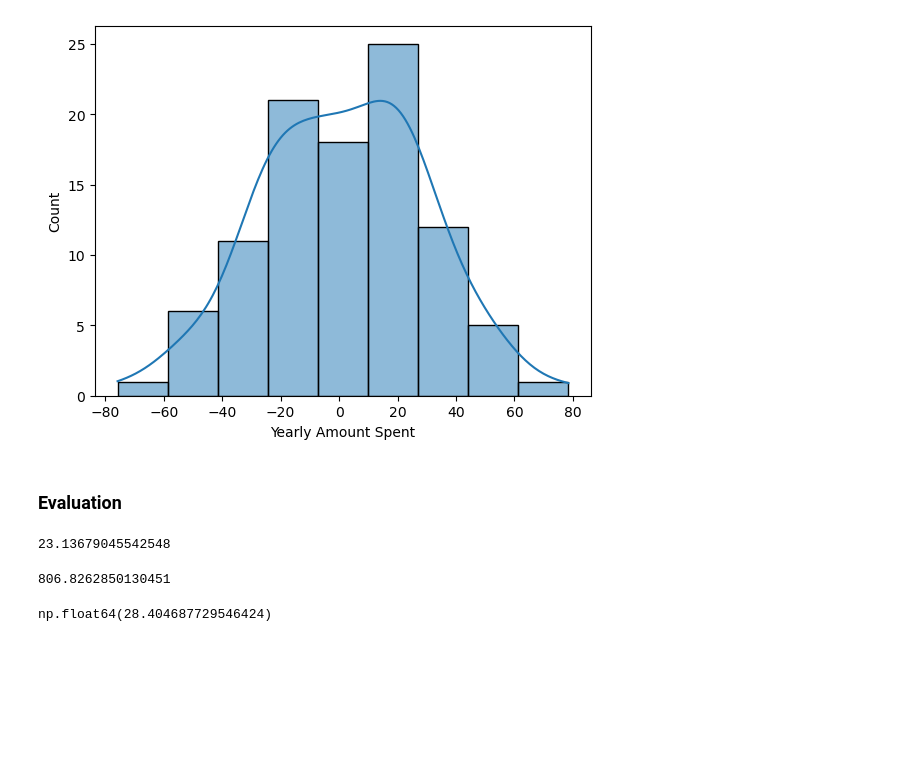
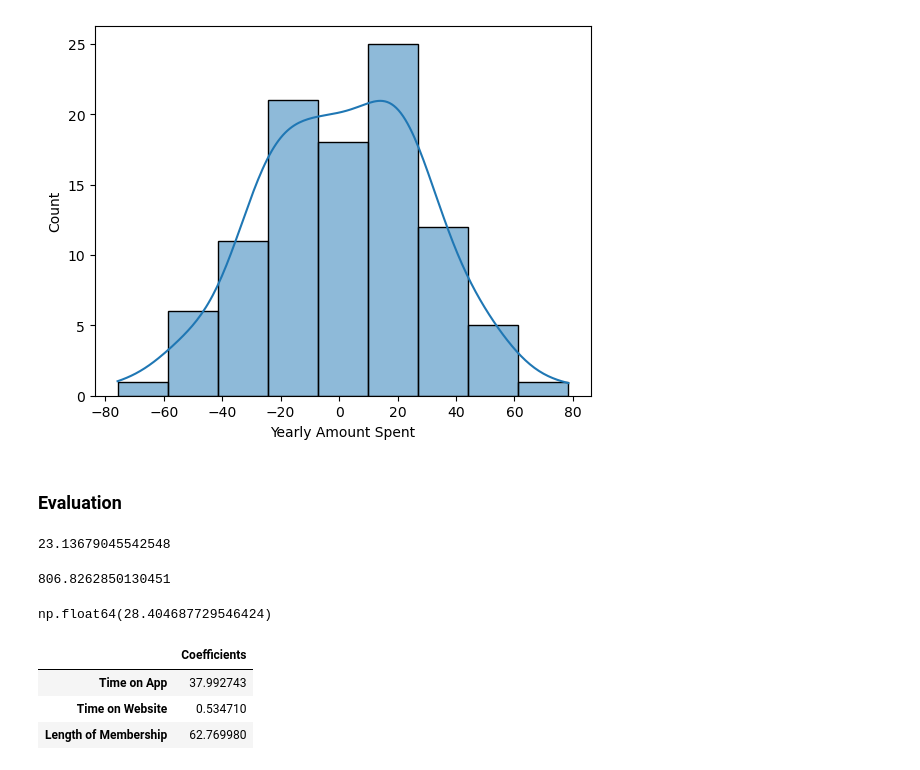
Before and after one commit to naimNB/Mechine-Learning, a Jupyter notebook: Linear Regression/Linear_regression_project.ipynb, the cells around one changed output. Drawn from its saved outputs; the diff is of its cells as text; code cells hidden in the pictures; blank space fills up the shorter version.

Commit message:
Refactor code structure for improved readability and maintainability, here is the praticies of the Linear Regression model,  predict and Evaluate the section. the process is clearly undastand.

```diff
--- a/Linear Regression/Linear_regression_project.ipynb
+++ b/Linear Regression/Linear_regression_project.ipynb
@@ -144,3 +144,14 @@ RMSE = np.sqrt(MSE)
 RMSE
 # %% [output]
 np.float64(28.404687729546424)
+# %%
+pd.DataFrame(
+    index=X_train.columns,
+    data=model.coef_,
+    columns=['Coefficients']
+)
+# %% [output]
+|  | Coefficients |
+| Time on App | 37.992743 |
+| Time on Website | 0.534710 |
+| Length of Membership | 62.769980 |
```
Also changed, not shown: 1 other file.
